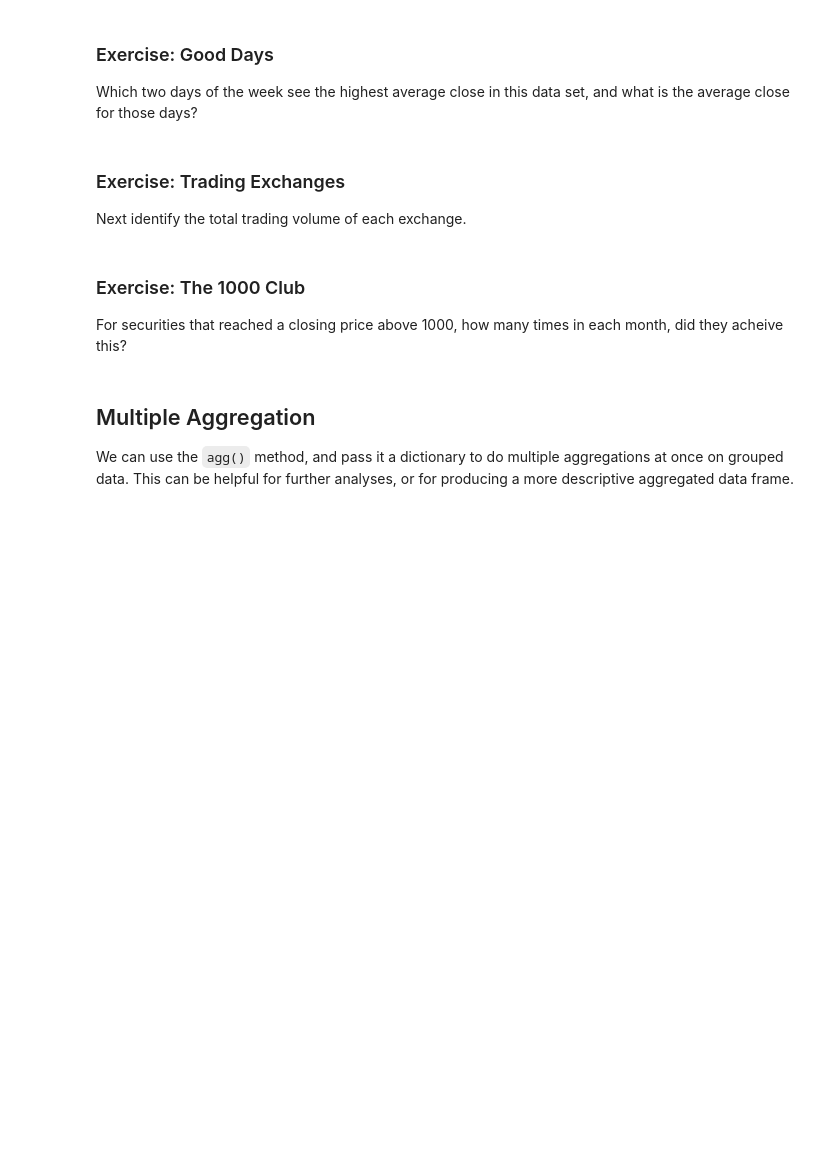
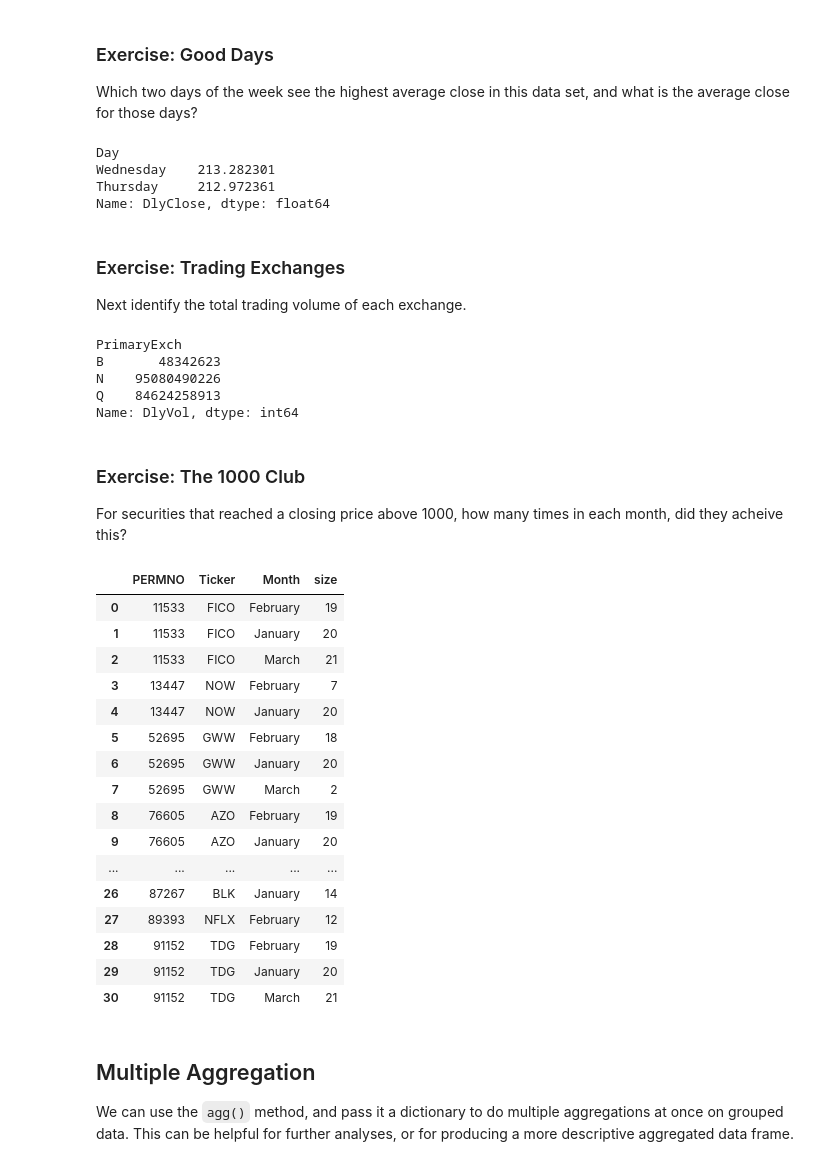
Before and after one commit to Imperial-Business-School/python-for-finance-poonnnt, a Jupyter notebook: 06. Panel Data.ipynb, the cells around one changed output. Saved outputs shown, nothing was run; the diff lists cells and outputs as text; code cells hidden in the pictures; blank space fills up the shorter version.

```diff
--- a/06. Panel Data.ipynb
+++ b/06. Panel Data.ipynb
@@ -212,2 +276,6 @@ Once we've done these sorts of aggregation, we're often curious to see who sits
 # %% [markdown]
 We can also group by multiple columns! This can be helpful when doing aggregation, for example, to find high performers in each month. Because our date is just a regular column, we need to specify `.dt` to use any datetime functions.
+# %%
+df["Month"] = df.DlyCalDt.dt.month_name()
+
+df.groupby(["Ticker", "Month"], as_index=False).DlyClose.max()
@@ -220,3 +300,12 @@ Which two days of the week see the highest average close in this data set, and w
+# %%
+df["Day"] = df.DlyCalDt.dt.day_name()
+
+df.groupby("Day").DlyClose.mean().nlargest(2)
+# %% [output]
+Day
+Wednesday    213.282301
+Thursday     212.972361
+Name: DlyClose, dtype: float64
 # %% [markdown]
 ### Exercise: Trading Exchanges
 
@@ -226,3 +313,11 @@ Next identify the total trading volume of each exchange.
+# %%
+df.groupby("PrimaryExch").DlyVol.sum()
+# %% [output]
+PrimaryExch
+B       48342623
+N    95080490226
+Q    84624258913
+Name: DlyVol, dtype: int64
 # %% [markdown]
 ### Exercise: The 1000 Club
 
@@ -232,3 +325,23 @@ For securities that reached a closing price above 1000, how many times in each m
+# %%
+df[df.DlyClose > 1000].groupby(["PERMNO", "Ticker", "Month"], as_index=False).DlyClose.size()
+# %% [output]
+|  | PERMNO | Ticker | Month | size |
+| 0 | 11533 | FICO | February | 19 |
+| 1 | 11533 | FICO | January | 20 |
+| 2 | 11533 | FICO | March | 21 |
+| 3 | 13447 | NOW | February | 7 |
+| 4 | 13447 | NOW | January | 20 |
+| 5 | 52695 | GWW | February | 18 |
+| 6 | 52695 | GWW | January | 20 |
+| 7 | 52695 | GWW | March | 2 |
+| 8 | 76605 | AZO | February | 19 |
+| 9 | 76605 | AZO | January | 20 |
+| ... | ... | ... | ... | ... |
+| 26 | 87267 | BLK | January | 14 |
+| 27 | 89393 | NFLX | February | 12 |
+| 28 | 91152 | TDG | February | 19 |
+| 29 | 91152 | TDG | January | 20 |
+| 30 | 91152 | TDG | March | 21 |
 # %% [markdown]
 ## Multiple Aggregation
 
```
Also changed, not shown: parts of 14 cells of this notebook, 6 other files.
